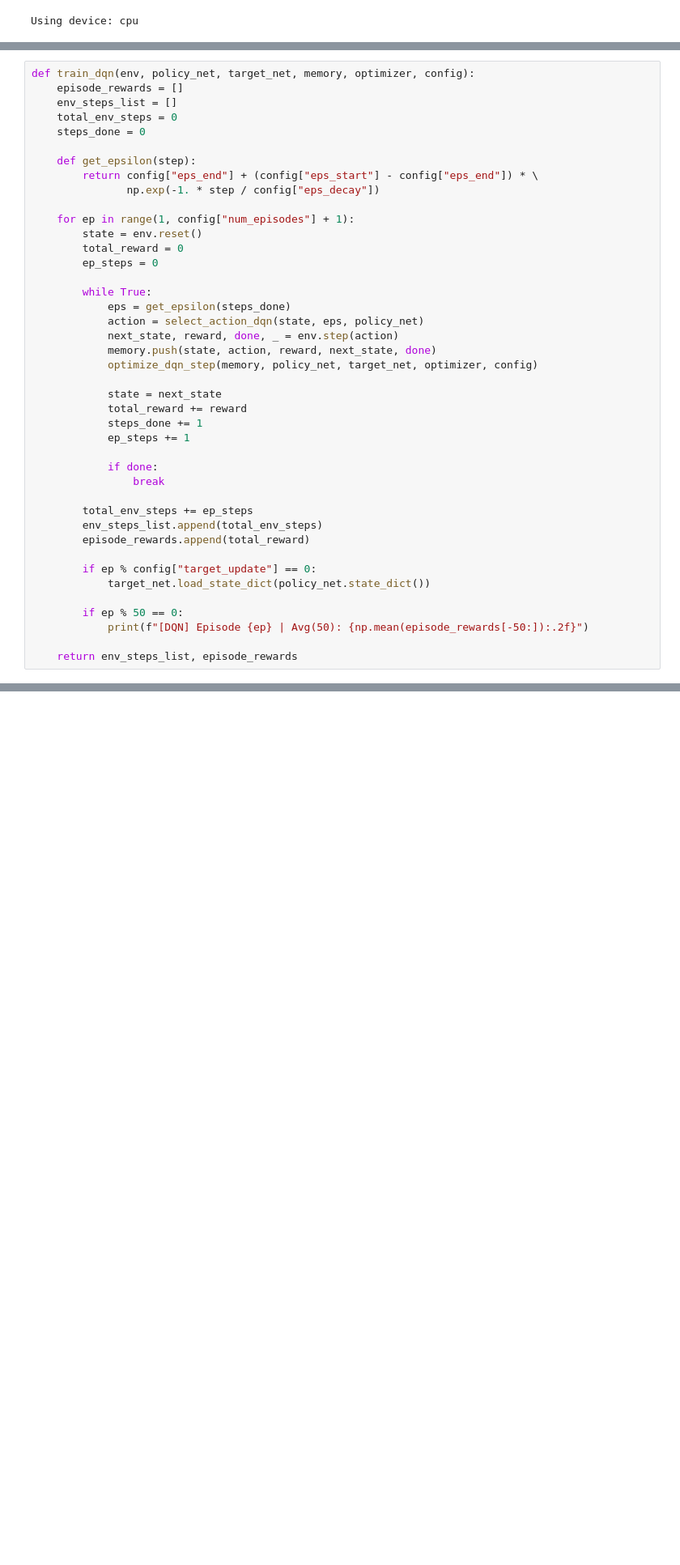
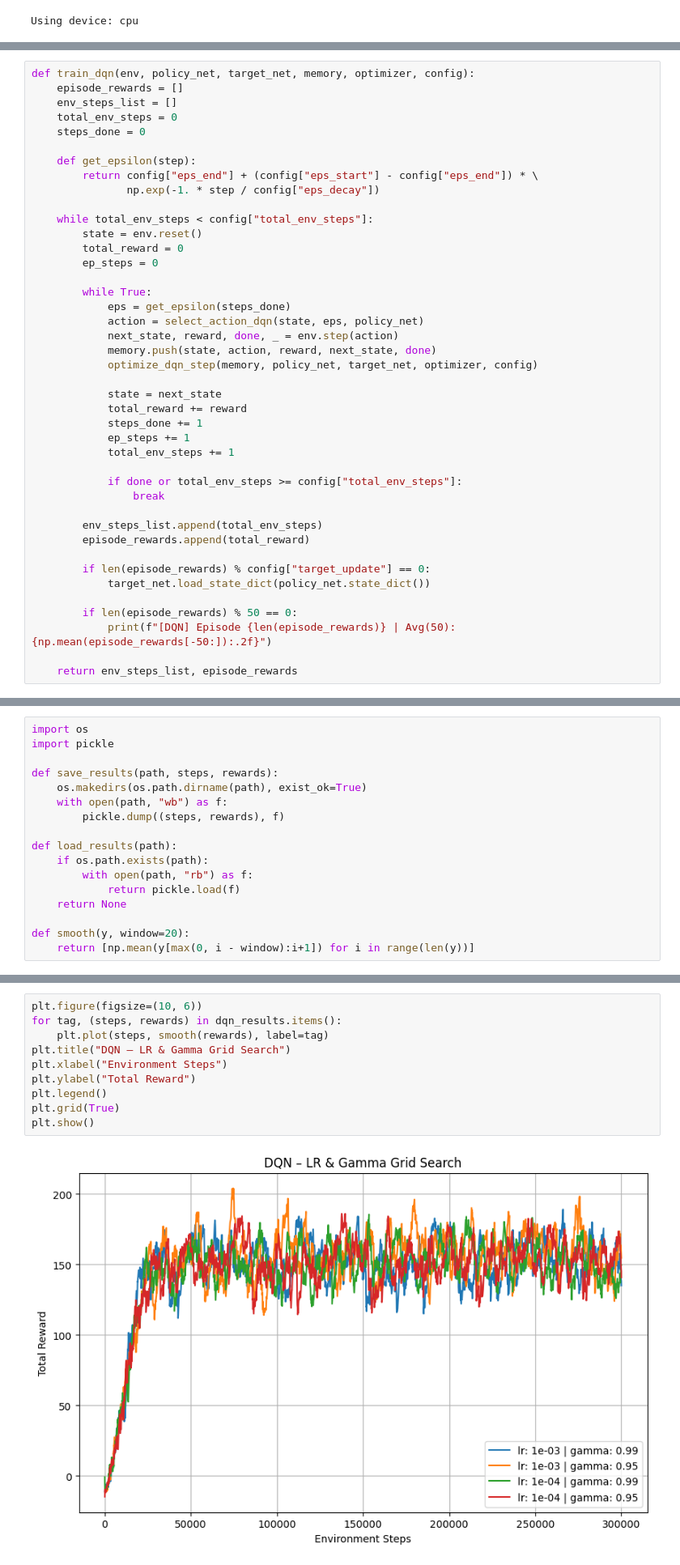
Before and after one commit to Kevin007p/snake-rl, a Jupyter notebook: copy.ipynb, the cells around one changed output, grey strips where cells are left out. Shown at 81% size. Drawn from its saved outputs; the diff is of its cells as text; blank space fills up the shorter version.

```diff
--- a/copy.ipynb
+++ b/copy.ipynb
@@ -304,7 +337,7 @@ def train_dqn(env, policy_net, target_net, memory, optimizer, config):
         return config["eps_end"] + (config["eps_start"] - config["eps_end"]) * \
                np.exp(-1. * step / config["eps_decay"])
 
-    for ep in range(1, config["num_episodes"] + 1):
+    while total_env_steps < config["total_env_steps"]:
         state = env.reset()
         total_reward = 0
         ep_steps = 0
@@ -320,19 +353,19 @@ def train_dqn(env, policy_net, target_net, memory, optimizer, config):
             total_reward += reward
             steps_done += 1
             ep_steps += 1
+            total_env_steps += 1
 
-            if done:
+            if done or total_env_steps >= config["total_env_steps"]:
                 break
 
-        total_env_steps += ep_steps
         env_steps_list.append(total_env_steps)
         episode_rewards.append(total_reward)
 
-        if ep % config["target_update"] == 0:
+        if len(episode_rewards) % config["target_update"] == 0:
             target_net.load_state_dict(policy_net.state_dict())
 
-        if ep % 50 == 0:
-            print(f"[DQN] Episode {ep} | Avg(50): {np.mean(episode_rewards[-50:]):.2f}")
+        if len(episode_rewards) % 50 == 0:
+            print(f"[DQN] Episode {len(episode_rewards)} | Avg(50): {np.mean(episode_rewards[-50:]):.2f}")
 
     return env_steps_list, episode_rewards
 # %%
@@ -479,3 +518,20 @@ def train_a2c(env, model, optimizer, config):
 
     return env_steps_list, rewards
+# %%
+import os
+import pickle
+
+def save_results(path, steps, rewards):
+    os.makedirs(os.path.dirname(path), exist_ok=True)
+    with open(path, "wb") as f:
+        pickle.dump((steps, rewards), f)
+
+def load_results(path):
+    if os.path.exists(path):
+        with open(path, "rb") as f:
+            return pickle.load(f)
+    return None
+
+def smooth(y, window=20):
+    return [np.mean(y[max(0, i - window):i+1]) for i in range(len(y))]
 # %%
@@ -512 +590,13 @@ dqn_steps, dqn_rewards = train_dqn(env_dqn, policy_net, target_net, memory, opti
+# %%
+plt.figure(figsize=(10, 6))
+for tag, (steps, rewards) in dqn_results.items():
+    plt.plot(steps, smooth(rewards), label=tag)
+plt.title("DQN – LR & Gamma Grid Search")
+plt.xlabel("Environment Steps")
+plt.ylabel("Total Reward")
+plt.legend()
+plt.grid(True)
+plt.show()
+# %% [output]
+[figure, added]
 # %%
```
Also changed, not shown: parts of 14 cells of this notebook, 13 other files.
